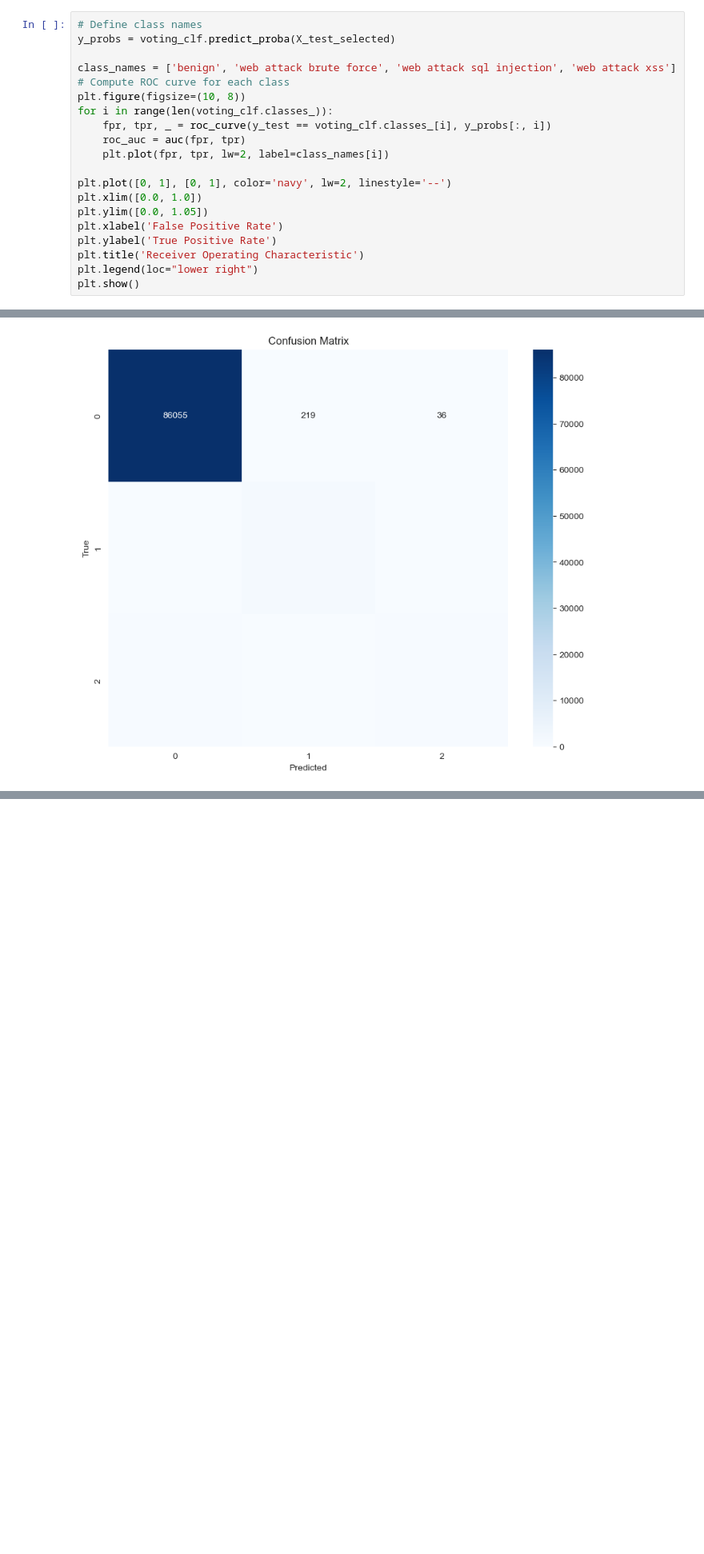
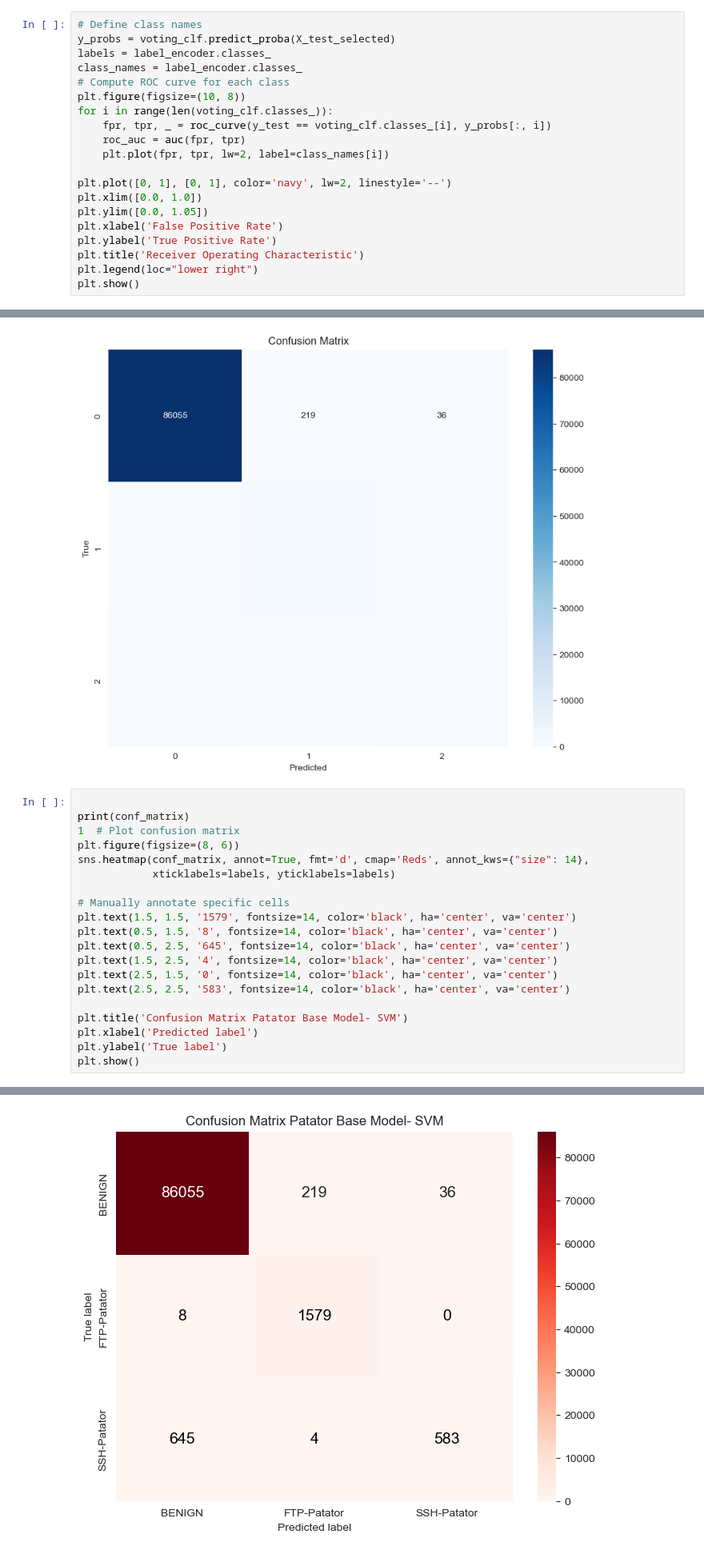
Before and after one commit to suchithkurra/HoneyPot_research_code, a Jupyter notebook: models/patator_ensemble.ipynb, the cells around one changed output, grey strips where cells are left out. Shown: that part at 80% size. Saved outputs shown, nothing was run; the diff lists cells and outputs as text; blank space fills up the shorter version.

```diff
--- a/models/patator_ensemble.ipynb
+++ b/models/patator_ensemble.ipynb
@@ -122,8 +122,8 @@ Confusion Matrix:
 # %%
 # Define class names
 y_probs = voting_clf.predict_proba(X_test_selected)
-
-class_names = ['benign', 'web attack brute force', 'web attack sql injection', 'web attack xss']
+labels = label_encoder.classes_
+class_names = label_encoder.classes_
 # Compute ROC curve for each class
 plt.figure(figsize=(10, 8))
 for i in range(len(voting_clf.classes_)):
@@ -157,3 +157,24 @@ plt.title('Confusion Matrix')
 plt.show()
 # %% [output]
 [figure]
+# %%
+
+print(conf_matrix)
+1  # Plot confusion matrix
+plt.figure(figsize=(8, 6))
+sns.heatmap(conf_matrix, annot=True, fmt='d', cmap='Reds', annot_kws={"size": 14},
+            xticklabels=labels, yticklabels=labels)
+
+# Manually annotate specific cells
+plt.text(1.5, 1.5, '1579', fontsize=14, color='black', ha='center', va='center')
+plt.text(0.5, 1.5, '8', fontsize=14, color='black', ha='center', va='center')
+plt.text(0.5, 2.5, '645', fontsize=14, color='black', ha='center', va='center')
+plt.text(1.5, 2.5, '4', fontsize=14, color='black', ha='center', va='center')
+plt.text(2.5, 1.5, '0', fontsize=14, color='black', ha='center', va='center')
+plt.text(2.5, 2.5, '583', fontsize=14, color='black', ha='center', va='center')
+
+plt.title('Confusion Matrix Patator Base Model- SVM')
+plt.xlabel('Predicted label')
+plt.ylabel('True label')
+plt.show()
+# %% [output]
@@ -160,3 +184,4 @@ plt.show()
+[figure, added]
 # %%
 # Extracting false positives and false negatives from confusion matrix
 FP = conf_matrix[0, 1]  # False positives: predicted DDoS, actual BENIGN
```
Also changed, not shown: parts of 2 cells of this notebook, 22 other files.
